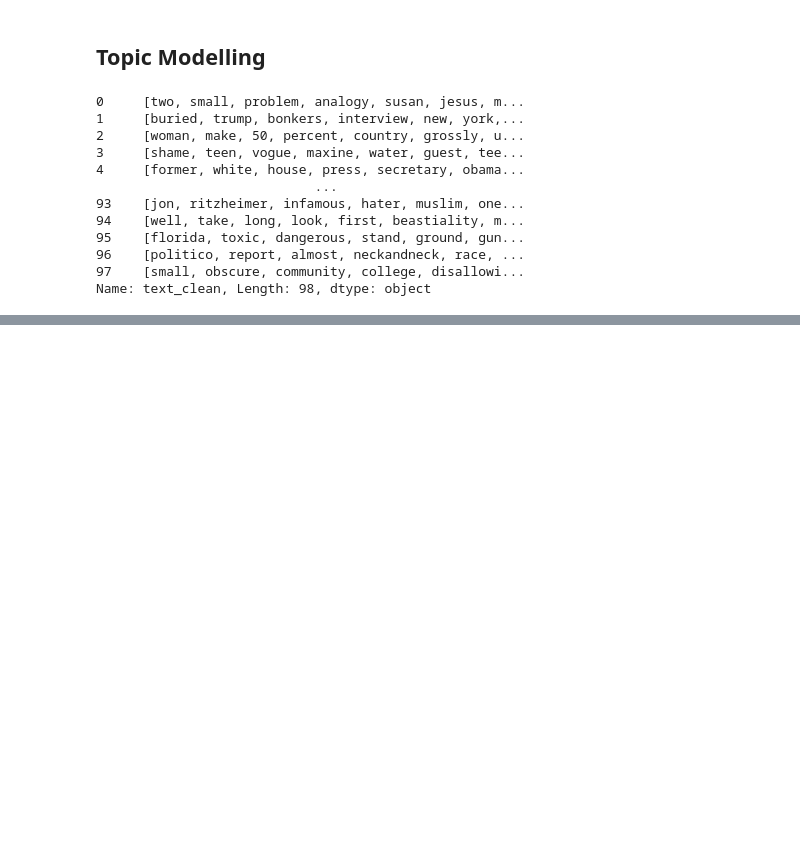
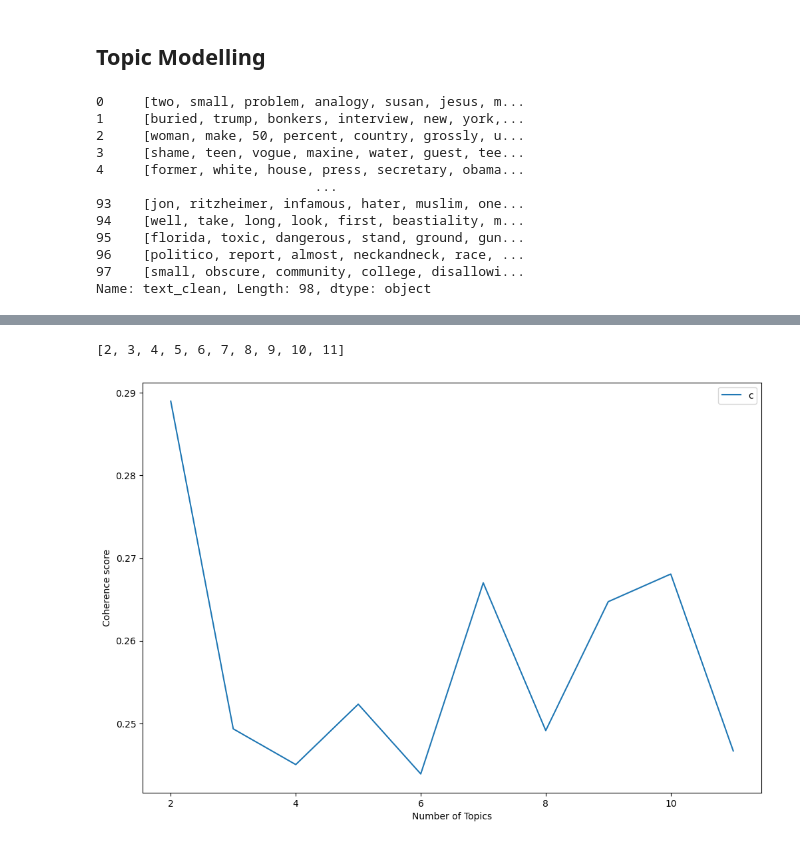
Before and after one commit to EgaSepyana/Ai-Generative, a Jupyter notebook: code/nlp/study_case/categoryzing_fakenews.ipynb, the cells around one changed output, grey strips where cells are left out. Cells and saved outputs as stored; diff of their text form; code cells hidden in the pictures; blank space fills up the shorter version.

```diff
--- a/code/nlp/study_case/categoryzing_fakenews.ipynb
+++ b/code/nlp/study_case/categoryzing_fakenews.ipynb
@@ -464,14 +464,14 @@ doc_term_fake = [dictionary_fake.doc2bow(text) for text in fake_news_text]
 # %%
 from gensim.models.coherencemodel import CoherenceModel
 
-coharance_values = []
+coherence_values = []
 model_list = []
 
 min_topics = 2
 max_topics = 11
 
-for num_topics_i in range(min_topics , max_topics):
-    model = gensim.models.LdaModel(doc_term_fake , num_topics=num_topics_i , id2word=dictionary_fake)
+for num_topics_i in range(min_topics, max_topics+1):
+    model = gensim.models.LdaModel(doc_term_fake, num_topics=num_topics_i, id2word = dictionary_fake)
     model_list.append(model)
-    coharance_model = CoherenceModel(model=model , texts=fake_news_text , dictionary=dictionary_fake , coherence='c_v')
-    coharance_values.append(coharance_model)
+    coherence_model = CoherenceModel(model=model, texts=fake_news_text, dictionary=dictionary_fake, coherence='c_v')
+    coherence_values.append(coherence_model.get_coherence())
@@ -477,0 +491,12 @@ for num_topics_i in range(min_topics , max_topics):
+# %%
+[i for i in range(min_topics, max_topics+1)]
+# %% [output]
+[2, 3, 4, 5, 6, 7, 8, 9, 10, 11]
+# %%
+plt.plot(range(min_topics, max_topics+1), coherence_values)
+plt.xlabel("Number of Topics")
+plt.ylabel("Coherence score")
+plt.legend(("coherence_values"), loc='best')
+plt.show()
+# %% [output]
+[figure, added]
```
Also changed, not shown: parts of 27 cells of this notebook, 1 other file.
